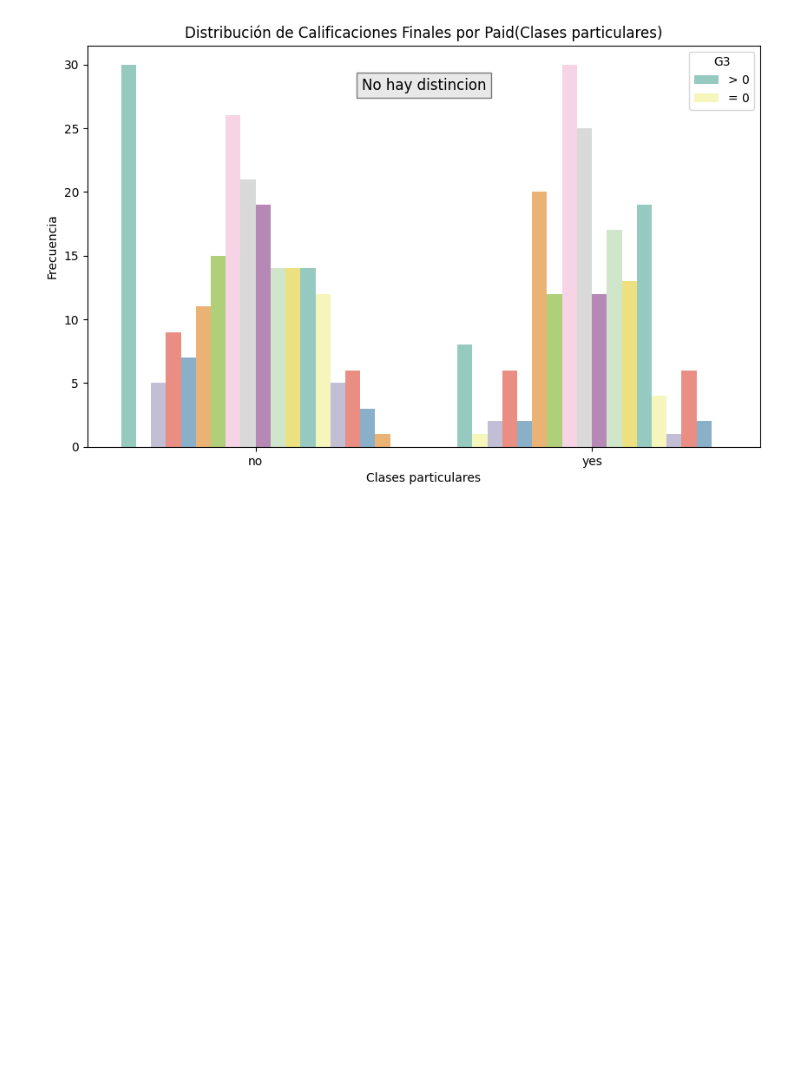
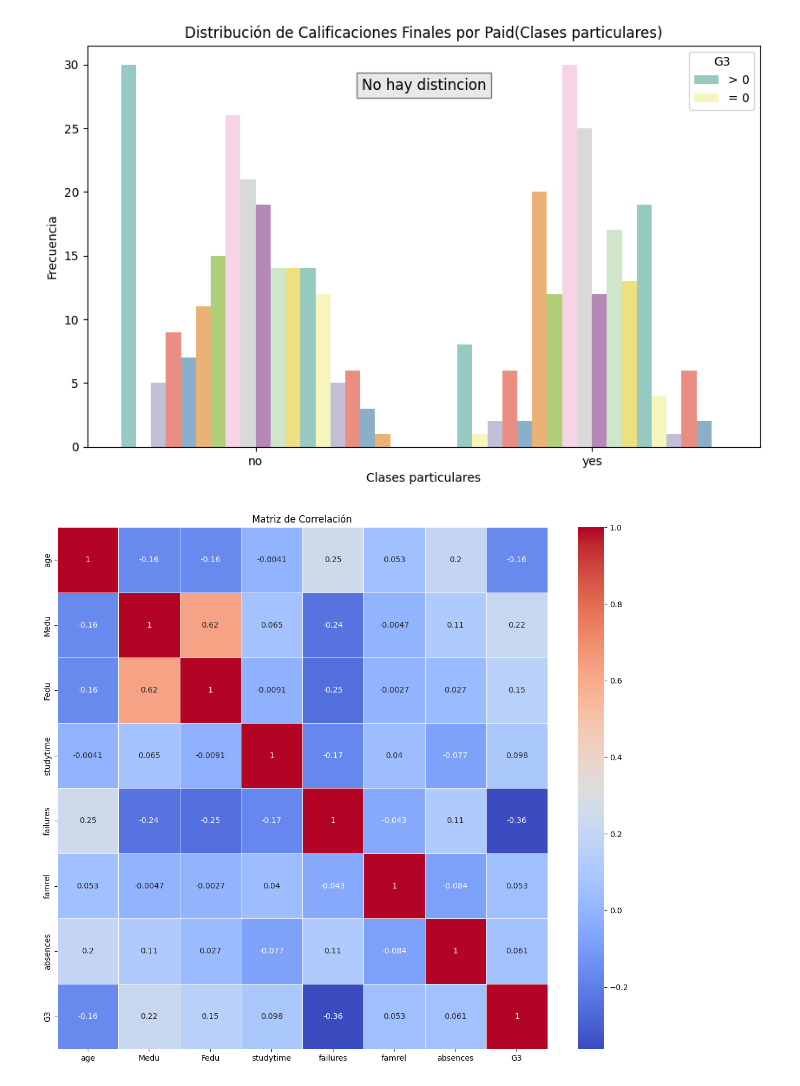
Before and after one commit to Colo07/Student_Performance_-Math-, a Jupyter notebook: data_eda.ipynb, the cells around one changed output. Saved outputs shown, nothing was run; the diff lists cells and outputs as text; code cells hidden in the pictures; blank space fills up the shorter version.

```diff
--- a/data_eda.ipynb
+++ b/data_eda.ipynb
@@ -367,6 +411,16 @@ plt.text(0.5, 0.9, 'No hay distincion', ha='center', va='center', transform=plt.
 plt.show()
 # %% [output]
 [figure]
+# %%
+#matriz de correlacion de variables numericas elegidas
+numerical_features = df.select_dtypes(include=['int64', 'float64'])
+correlation_matrix = numerical_features.corr()
+plt.figure(figsize=(14, 12))
+sns.heatmap(correlation_matrix, annot=True, cmap='coolwarm', linewidths=0.5)
+plt.title('Matriz de Correlación')
+plt.show()
+# %% [output]
+[figure, added]
 # %%
 #Exportar para usar en el Modelo
 df.to_csv('Data_EDA.csv', index=False)
```
Also changed, not shown: parts of 7 cells of this notebook, 3 other files.
